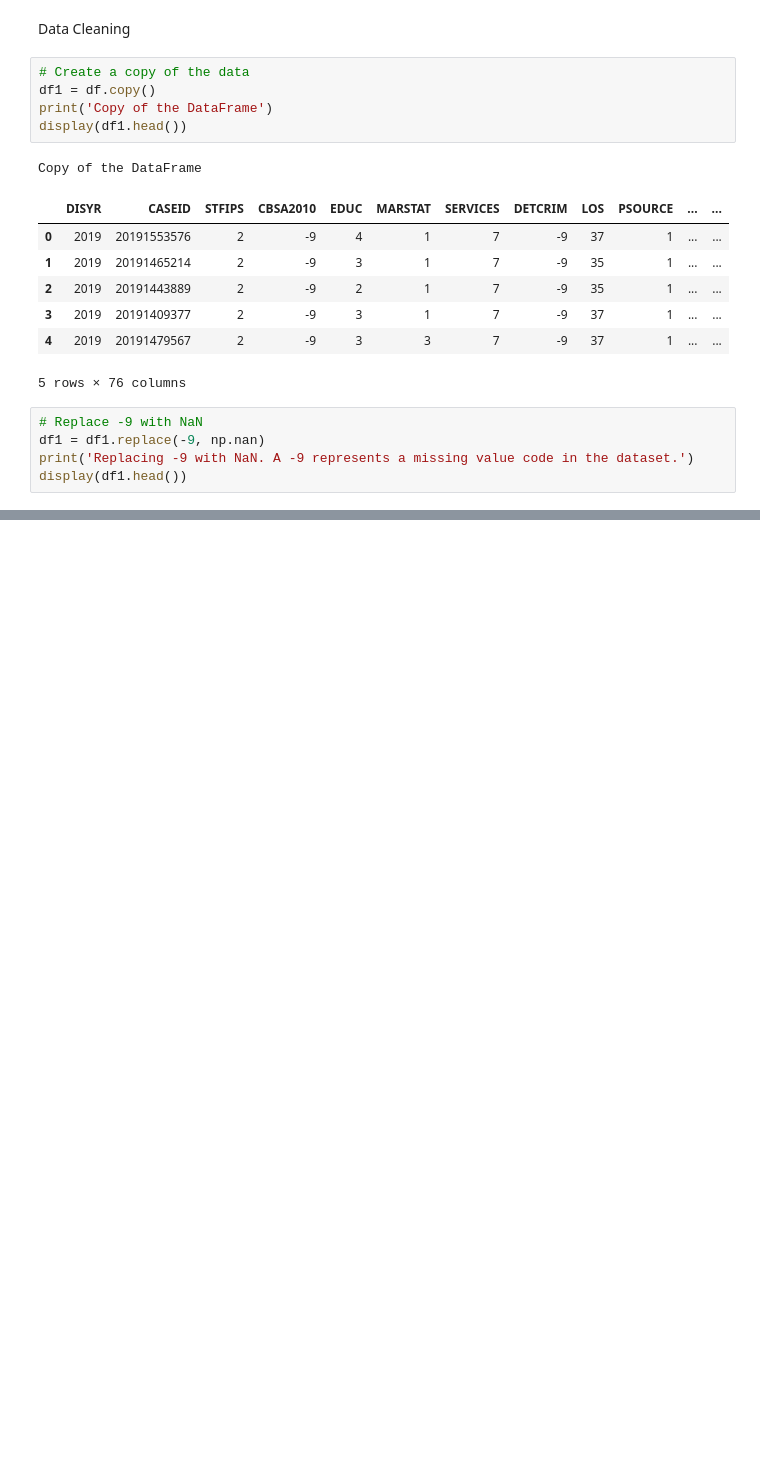
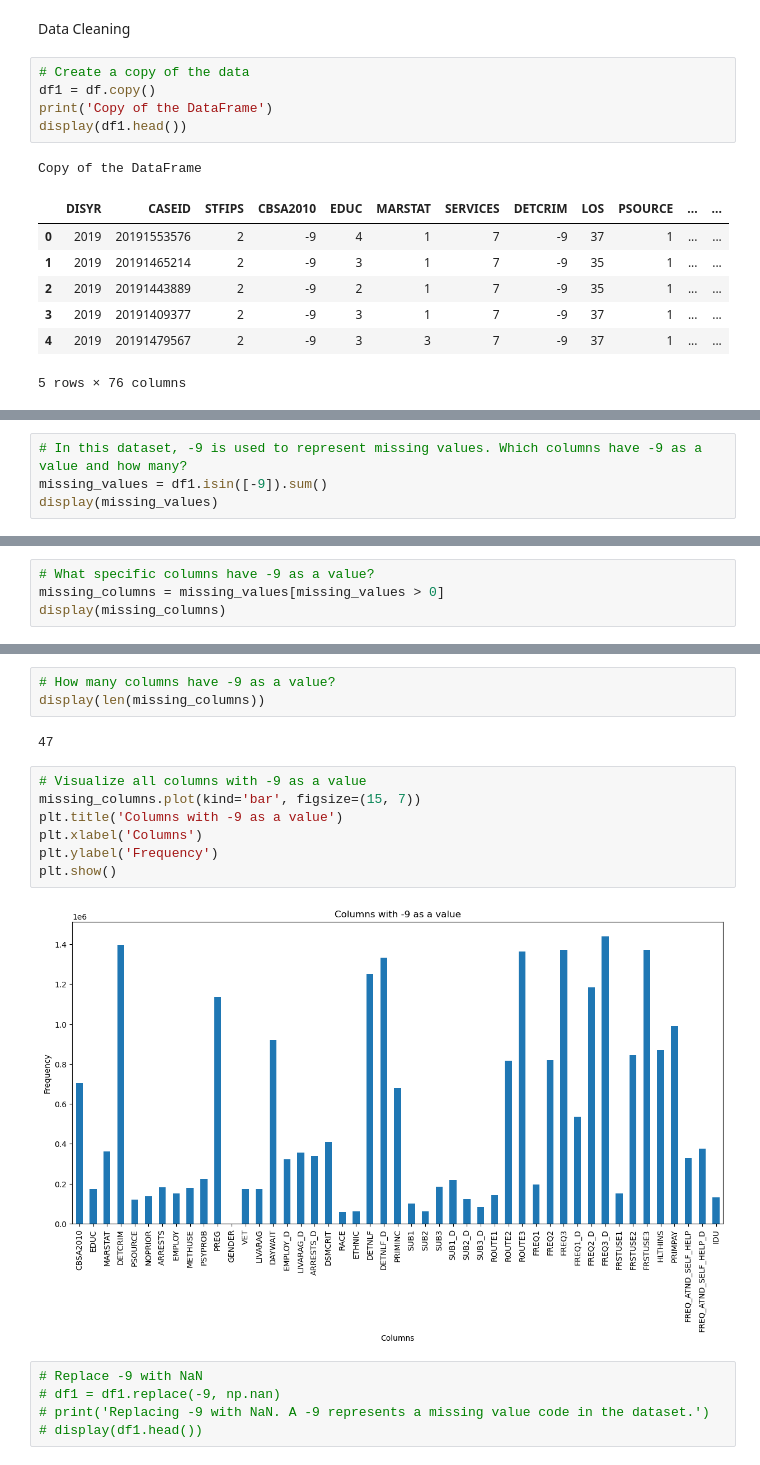
Before and after one commit to MWatkins87/Project-2-Group-2, a Jupyter notebook: beau_d.ipynb, the cells around one changed output, grey strips where cells are left out. Saved outputs shown, nothing was run; the diff lists cells and outputs as text; blank space fills up the shorter version.

```diff
--- a/beau_d.ipynb
+++ b/beau_d.ipynb
@@ -96,8 +95,3 @@ Copy of the DataFrame
 | 3 | 2019 | 20191409377 | 2 | -9 | 3 | 1 | 7 | -9 | 37 | 1 | ... | ... |
 | 4 | 2019 | 20191479567 | 2 | -9 | 3 | 3 | 7 | -9 | 37 | 1 | ... | ... |
 5 rows × 76 columns
-# %%
-# Replace -9 with NaN
-df1 = df1.replace(-9, np.nan)
-print('Replacing -9 with NaN. A -9 represents a missing value code in the dataset.')
-display(df1.head())
@@ -554,0 +98,4 @@ Name: count, dtype: int64
+# %%
+# In this dataset, -9 is used to represent missing values. Which columns have -9 as a value and how many?
+missing_values = df1.isin([-9]).sum()
+display(missing_values)
@@ -554,0 +115,4 @@ Name: count, dtype: int64
+# %%
+# What specific columns have -9 as a value?
+missing_columns = missing_values[missing_values > 0]
+display(missing_columns)
@@ -554,0 +137,19 @@ Name: count, dtype: int64
+# %%
+# How many columns have -9 as a value?
+display(len(missing_columns))
+# %% [output]
+47
+# %%
+# Visualize all columns with -9 as a value
+missing_columns.plot(kind='bar', figsize=(15, 7))
+plt.title('Columns with -9 as a value')
+plt.xlabel('Columns')
+plt.ylabel('Frequency')
+plt.show()
+# %% [output]
+[figure, added]
+# %%
+# Replace -9 with NaN
+# df1 = df1.replace(-9, np.nan)
+# print('Replacing -9 with NaN. A -9 represents a missing value code in the dataset.')
+# display(df1.head())
```
Also changed, not shown: parts of 60 cells of this notebook.
